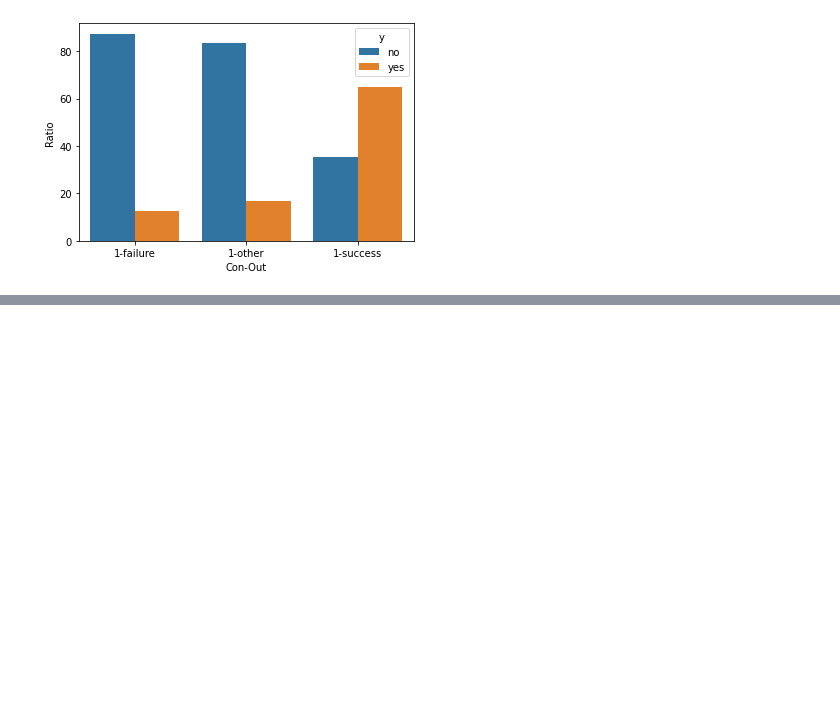
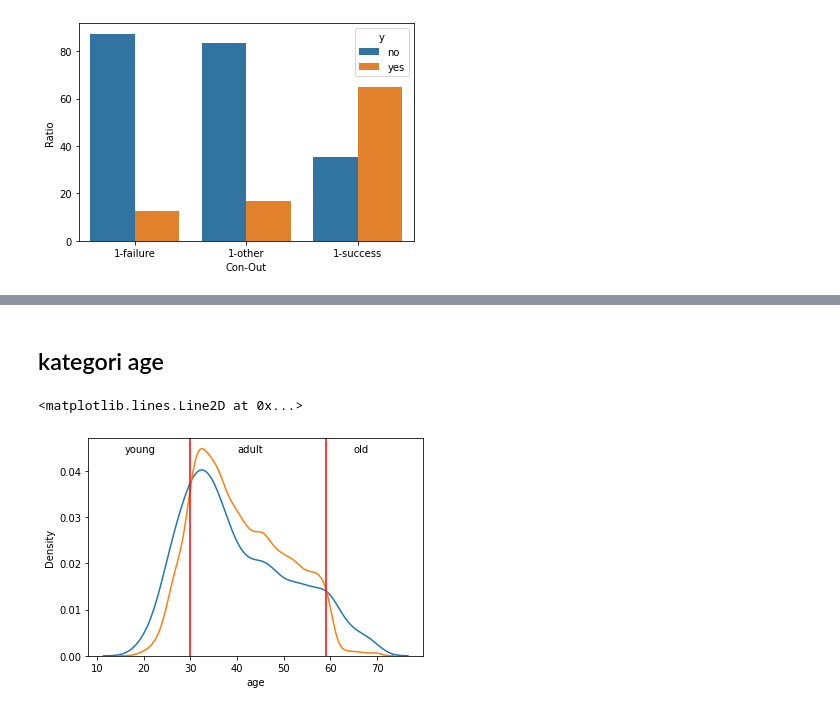
Before and after one commit to yahdiarif/Final-Project-kel-12, a Jupyter notebook: Bank_Marketing_Target_Final_Project_(group_12).ipynb, the cells around one changed output, grey strips where cells are left out. Cells and saved outputs as stored; diff of their text form; code cells hidden in the pictures; blank space fills up the shorter version.

```diff
--- a/Bank_Marketing_Target_Final_Project_(group_12).ipynb
+++ b/Bank_Marketing_Target_Final_Project_(group_12).ipynb
@@ -355,0 +360,2 @@ df_union_dp
+# %%
+df2=df.drop(columns=['day', 'month','pdays','Kredit-Pinjaman','contancted','Con-Out'])
@@ -355,0 +518,13 @@ df_union_dp
+# %% [markdown]
+## kategori age
+# %%
+sns.kdeplot(df2[df2['target']==1]['age'])
+sns.kdeplot(df2[df2['target']==0]['age'])
+plt.text(x=16, y=0.044, s='young')
+plt.text(x=40, y=0.044, s='adult')
+plt.text(x=65, y=0.044, s='old')
+plt.axvline(x=30,color='red')
+plt.axvline(x=59,color='red')
+# %% [output]
+<matplotlib.lines.Line2D at 0x...>
+[figure, added]
```
Also changed, not shown: parts of 25 cells of this notebook.
